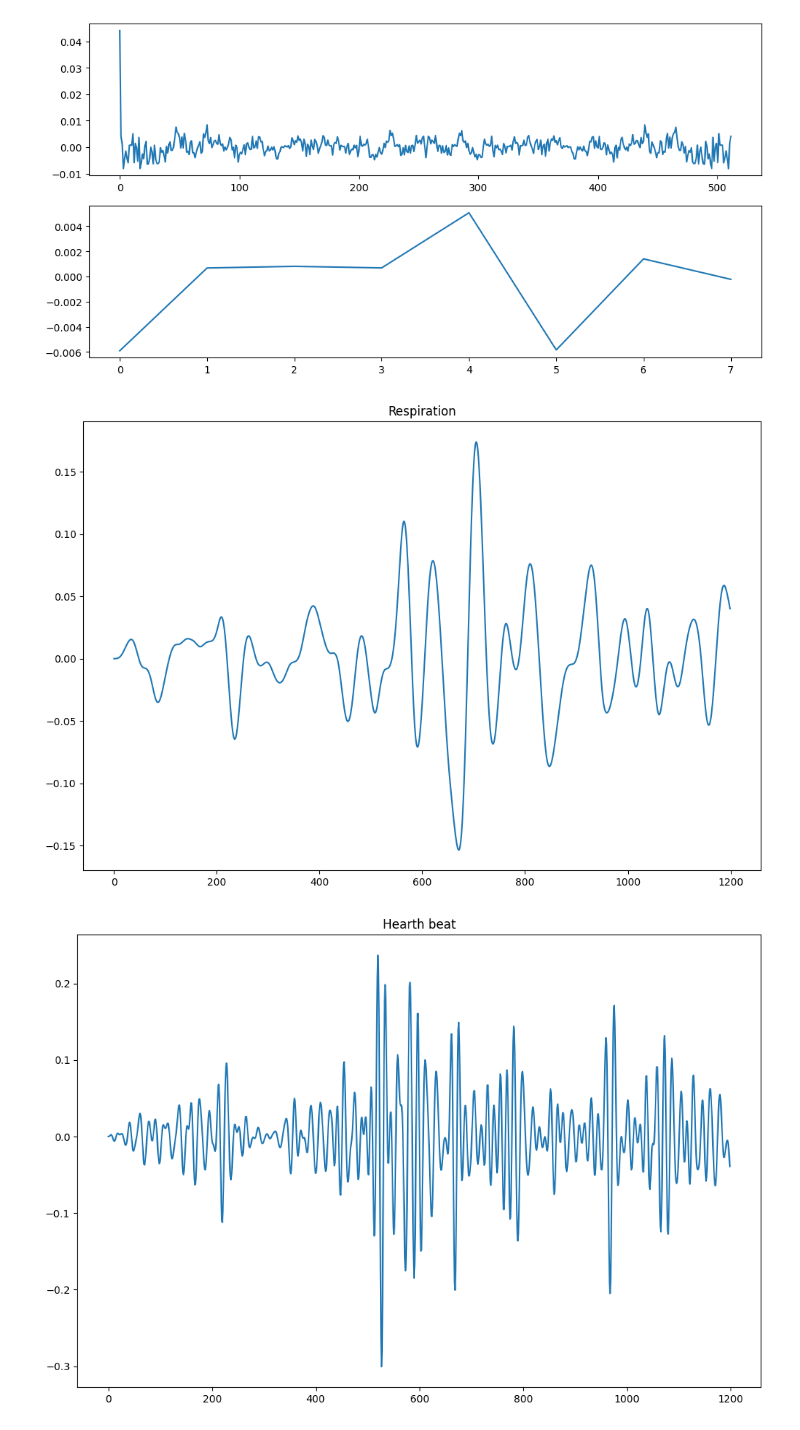
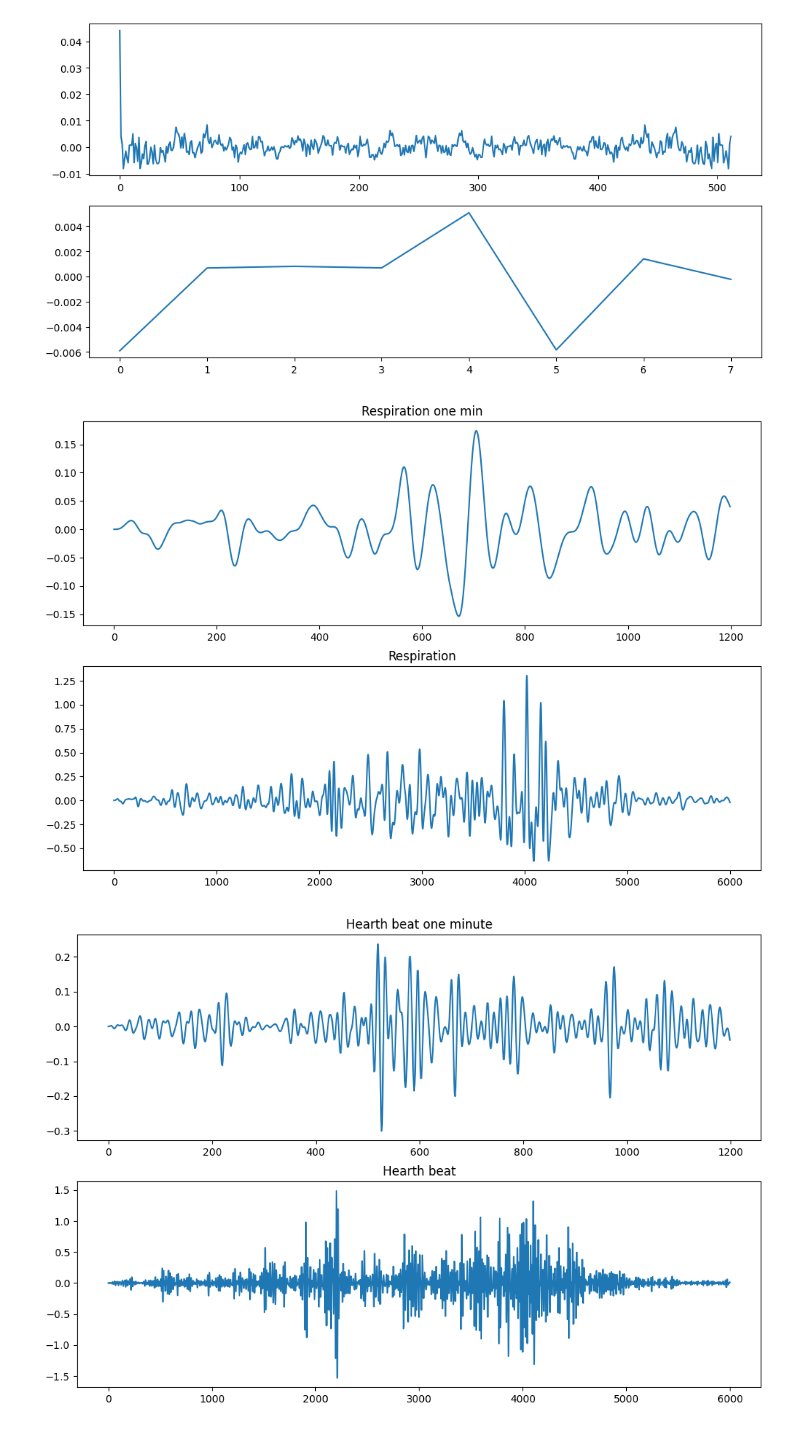
Before and after one commit to tqdinh/gensignal, a Jupyter notebook: EXTRACT_VITAL_SIGNAL_IN_FMCW_RADAR_7.ipynb, the cells around one changed output. Drawn from its saved outputs; the diff is of its cells as text; code cells hidden in the pictures.

```diff
--- a/EXTRACT_VITAL_SIGNAL_IN_FMCW_RADAR_7.ipynb
+++ b/EXTRACT_VITAL_SIGNAL_IN_FMCW_RADAR_7.ipynb
@@ -219,30 +221,41 @@ b, a = signal.butter(filter_order, [low_norm, high_norm], btype='band')
 # Apply the bandpass filter to the input signal
 filtered_signal = signal.lfilter(b, a, hamming_windowed_signal)
 plt.figure(figsize=(12,8))
+plt.subplot(2,1,1)
 plt.plot(filtered_signal[0:1200])
+plt.title("Respiration one min")
+
+plt.subplot(2,1,2)
+plt.plot(filtered_signal)
 plt.title("Respiration")
+
 plt.show()
 # %% [output]
-[figure, old version]
+[figure, new version]
 # %%
 sampling_rate = 1200/60# Sampling rate of the input signal
 low_freq = 0.8  # Lower cutoff frequency of the bandpass filter
 high_freq = 1.7  # Upper cutoff frequency of the bandpass filter
 filter_order = 4  # Order of the bandpass filter
 
 # Compute the normalized cutoff frequencies
 nyquist_freq = 0.5 * sampling_rate
 low_norm = low_freq / nyquist_freq
 high_norm = high_freq / nyquist_freq
 
 # Design the bandpass filter
 b, a = signal.butter(filter_order, [low_norm, high_norm], btype='band')
 
 # Apply the bandpass filter to the input signal
 filtered_signal = signal.lfilter(b, a, hamming_windowed_signal)
 plt.figure(figsize=(12,8))
+plt.subplot(211)
 plt.plot(filtered_signal[0:1200])
+plt.title("Hearth beat one minute")
+
+plt.subplot(212)
+plt.plot(filtered_signal)
 plt.title("Hearth beat")
 plt.show()
 # %% [output]
-[figure, old version]
+[figure, new version]
```
Also changed, not shown: parts of 1 cell of this notebook, 1 other file.
